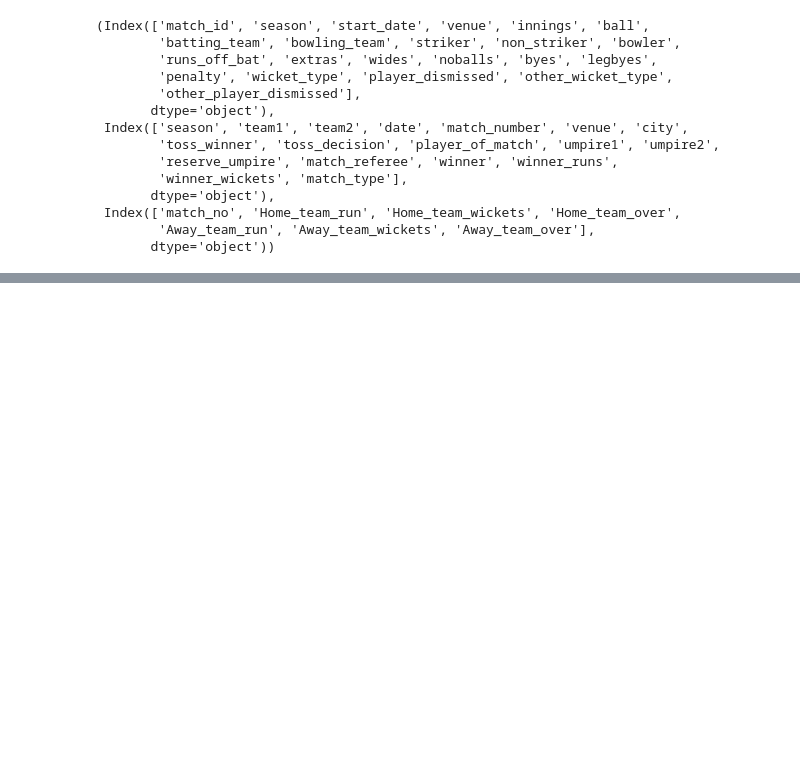
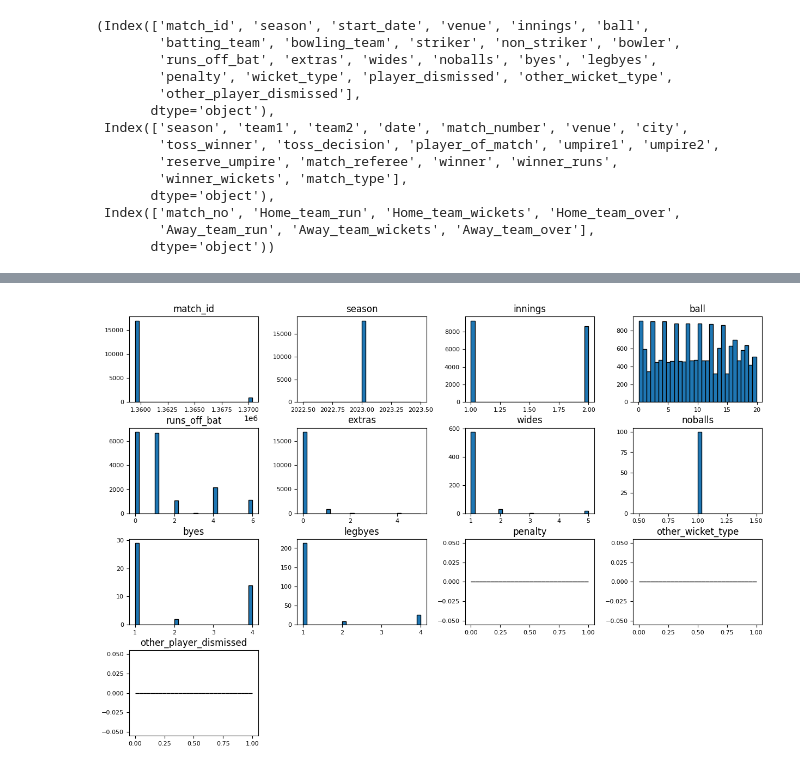
Before and after one commit to Rounak396/ipl_score_prediction_and_analysis, a Jupyter notebook: 2. 2023 IPL Data Analysis/1.ipl_2023_ball_by_ball_analysis.ipynb, the cells around one changed output, grey strips where cells are left out. Cells and saved outputs as stored; diff of their text form; code cells hidden in the pictures; blank space fills up the shorter version.

```diff
--- a/2. 2023 IPL Data Analysis/1.ipl_2023_ball_by_ball_analysis.ipynb
+++ b/2. 2023 IPL Data Analysis/1.ipl_2023_ball_by_ball_analysis.ipynb
@@ -155,0 +176,5 @@ data1.columns, data2.columns, data3.columns
+# %%
+data1.hist(figsize=(15,10), bins=30, edgecolor="black", linewidth=1.0, xlabelsize=8, ylabelsize=8, grid=False)
+plt.show()
+# %% [output]
+[figure, added]
```
Also changed, not shown: parts of 18 cells of this notebook.
